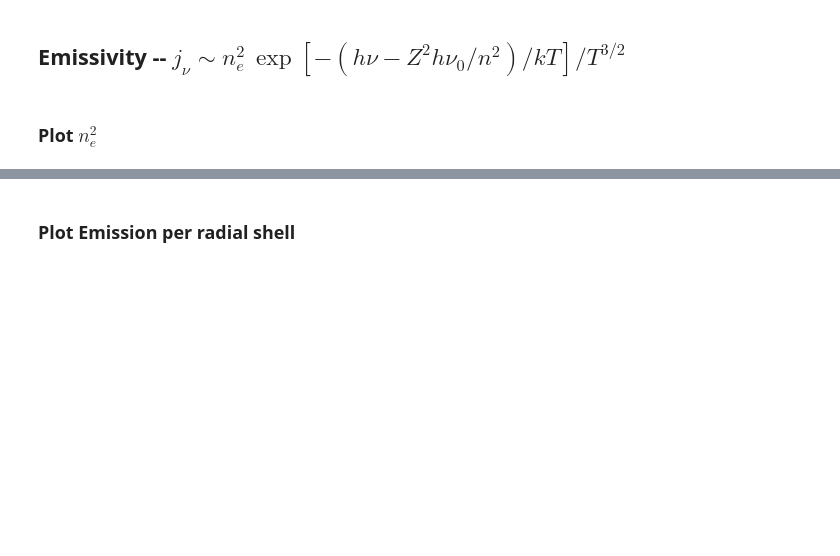
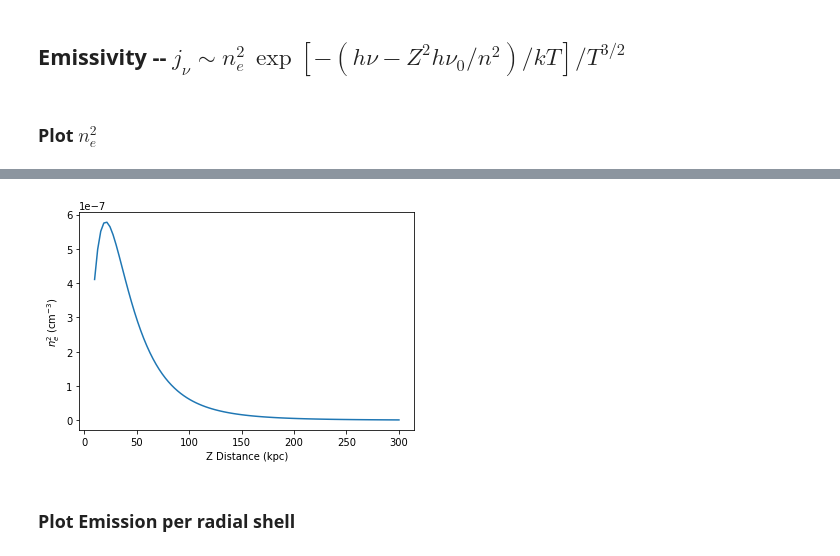
Before and after one commit to FRBs/FRB, a Jupyter notebook: docs/nb/EM.ipynb, the cells around one changed output, grey strips where cells are left out. Cells and saved outputs as stored; diff of their text form; code cells hidden in the pictures; blank space fills up the shorter version.

```diff
--- a/docs/nb/EM.ipynb
+++ b/docs/nb/EM.ipynb
@@ -93,5 +94,8 @@ nesq = mw.ne(xyz)**2
 plt.clf()
 ax = plt.gca()
 ax.plot(Z, nesq)
+# Labels
+ax.set_xlabel('Z Distance (kpc)')
+ax.set_ylabel(r'$n_e^2 \; (\rm cm^{-3})$')
 plt.show()
 # %% [output]
@@ -100,3 +102,4 @@ plt.show()
+[figure, added]
 # %% [markdown]
 ### Plot Emission per radial shell
 # %%
```
Also changed, not shown: parts of 4 cells of this notebook, 2 other files.
